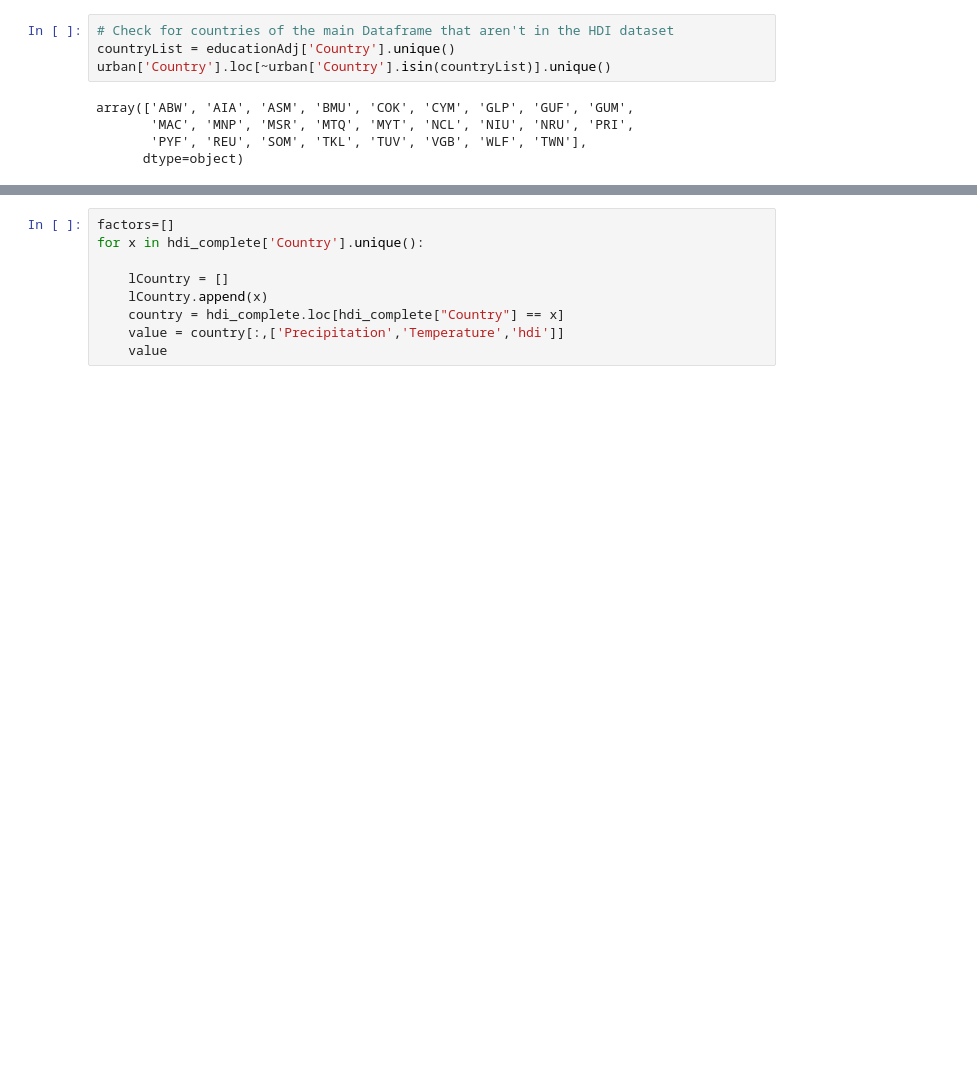
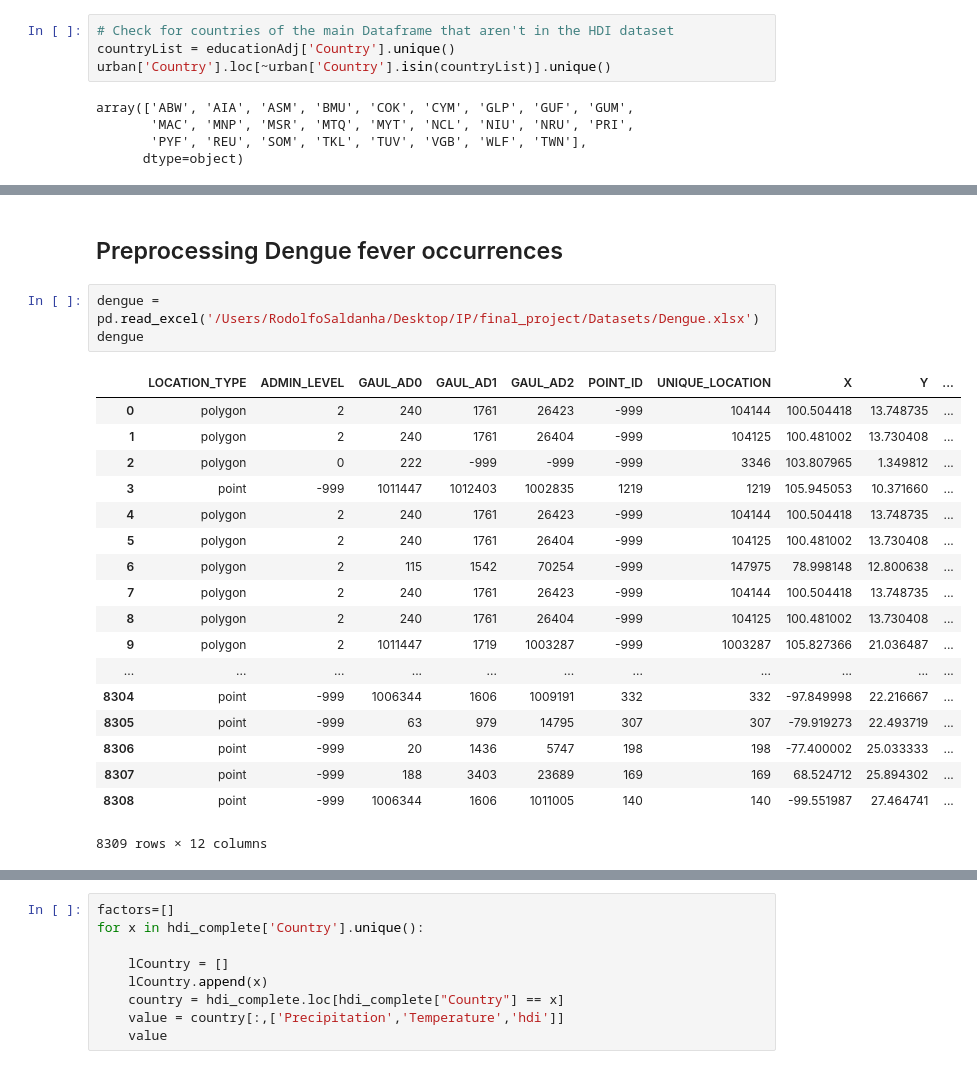
Before and after one commit to QuirkyDataScientist1978/project_dengue_fever, a Jupyter notebook: Final_Project_IP.ipynb, the cells around one changed output, grey strips where cells are left out. Saved outputs shown, nothing was run; the diff lists cells and outputs as text; blank space fills up the shorter version.

Commit message:
Dengue occurrences dataset added to the main table and additional datasets found

```diff
--- a/Final_Project_IP.ipynb
+++ b/Final_Project_IP.ipynb
@@ -710,3 +709,27 @@ data.describe()
 | 50% | 2003.000000 | 125.000000 | 24.962717 | 0.000000 | 53.530000 | 46.470001 | 0.673000 | 5.417070e+03 | 0.589000 |
 | 75% | 2009.000000 | 186.939941 | 26.450129 | 0.000000 | 75.782000 | 66.025997 | 0.768000 | 2.273127e+04 | 0.702000 |
 | max | 2015.000000 | 2744.000000 | 187.946183 | 5527.000000 | 100.000000 | 100.000000 | 0.942000 | 1.397029e+06 | 0.940000 |
+# %% [markdown]
+## Preprocessing Dengue fever occurrences
+# %%
+dengue = pd.read_excel('/Users/RodolfoSaldanha/Desktop/IP/final_project/Datasets/Dengue.xlsx')
+dengue
+# %% [output]
+|  | LOCATION_TYPE | ADMIN_LEVEL | GAUL_AD0 | GAUL_AD1 | GAUL_AD2 | POINT_ID | UNIQUE_LOCATION | X | Y | ... |
+| 0 | polygon | 2 | 240 | 1761 | 26423 | -999 | 104144 | 100.504418 | 13.748735 | ... |
+| 1 | polygon | 2 | 240 | 1761 | 26404 | -999 | 104125 | 100.481002 | 13.730408 | ... |
+| 2 | polygon | 0 | 222 | -999 | -999 | -999 | 3346 | 103.807965 | 1.349812 | ... |
+| 3 | point | -999 | 1011447 | 1012403 | 1002835 | 1219 | 1219 | 105.945053 | 10.371660 | ... |
+| 4 | polygon | 2 | 240 | 1761 | 26423 | -999 | 104144 | 100.504418 | 13.748735 | ... |
+| 5 | polygon | 2 | 240 | 1761 | 26404 | -999 | 104125 | 100.481002 | 13.730408 | ... |
+| 6 | polygon | 2 | 115 | 1542 | 70254 | -999 | 147975 | 78.998148 | 12.800638 | ... |
+| 7 | polygon | 2 | 240 | 1761 | 26423 | -999 | 104144 | 100.504418 | 13.748735 | ... |
+| 8 | polygon | 2 | 240 | 1761 | 26404 | -999 | 104125 | 100.481002 | 13.730408 | ... |
+| 9 | polygon | 2 | 1011447 | 1719 | 1003287 | -999 | 1003287 | 105.827366 | 21.036487 | ... |
+| ... | ... | ... | ... | ... | ... | ... | ... | ... | ... | ... |
+| 8304 | point | -999 | 1006344 | 1606 | 1009191 | 332 | 332 | -97.849998 | 22.216667 | ... |
+| 8305 | point | -999 | 63 | 979 | 14795 | 307 | 307 | -79.919273 | 22.493719 | ... |
+| 8306 | point | -999 | 20 | 1436 | 5747 | 198 | 198 | -77.400002 | 25.033333 | ... |
+| 8307 | point | -999 | 188 | 3403 | 23689 | 169 | 169 | 68.524712 | 25.894302 | ... |
+| 8308 | point | -999 | 1006344 | 1606 | 1011005 | 140 | 140 | -99.551987 | 27.464741 | ... |
+8309 rows × 12 columns
```
Also changed, not shown: parts of 20 cells of this notebook, 6 other files.
